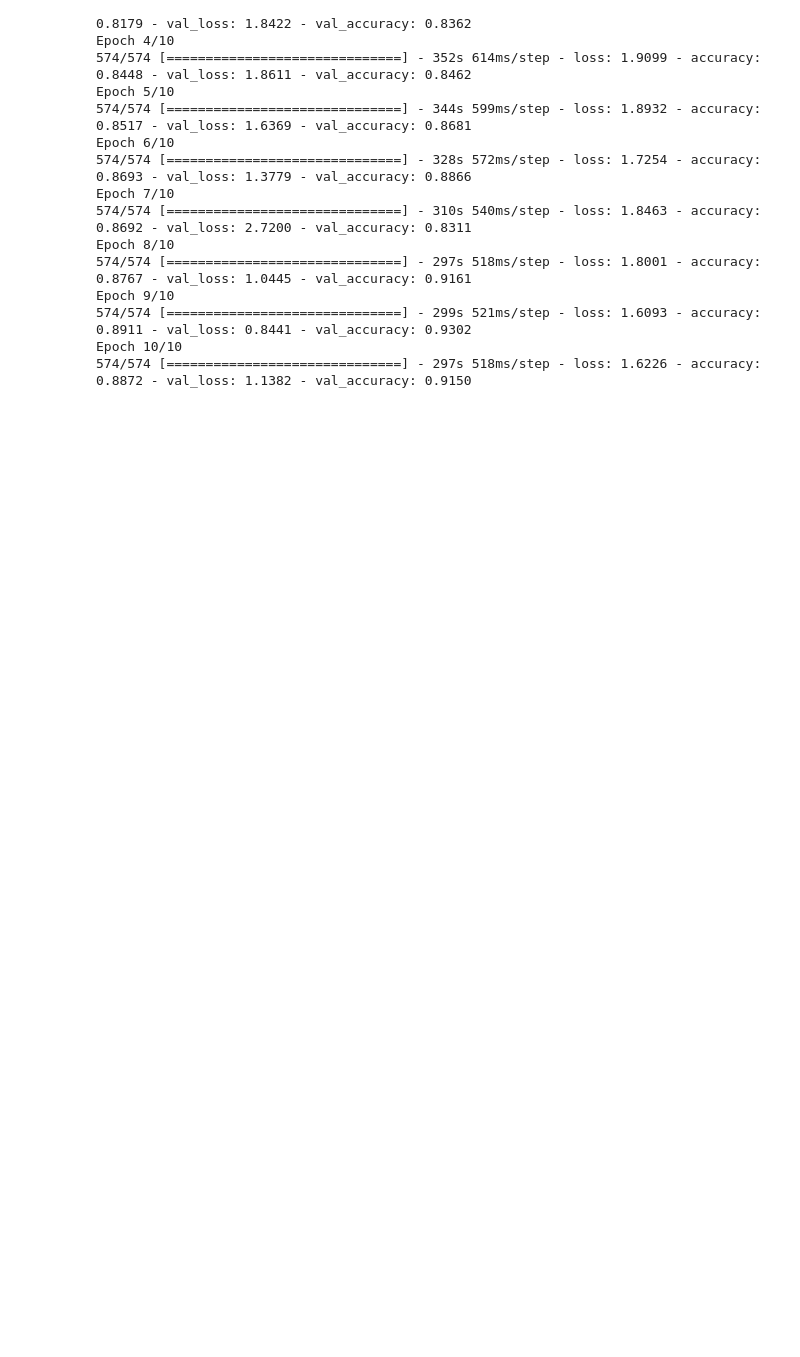
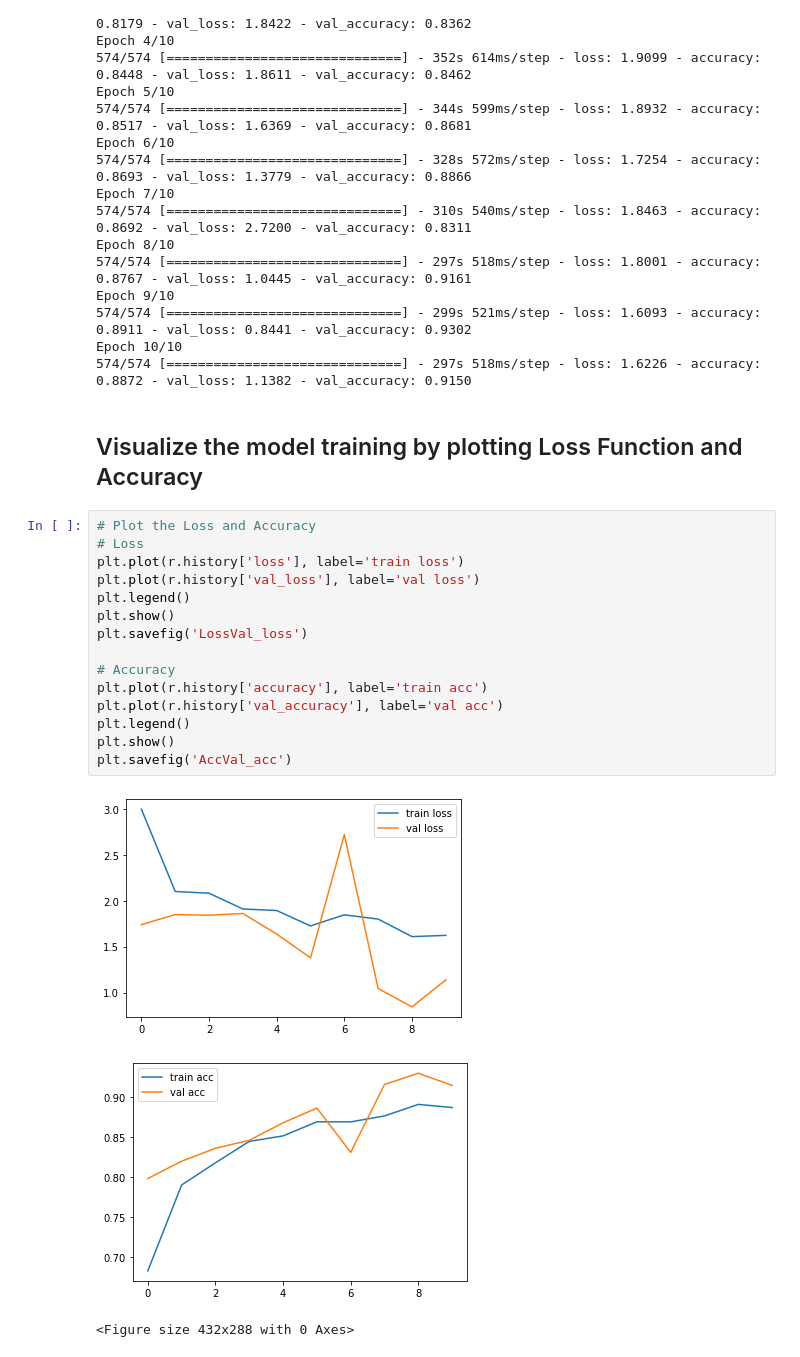
Before and after one commit to NisuraHewage/plantwatch, a Jupyter notebook: epoch-training-inception.ipynb, the cells around one changed output. Drawn from its saved outputs; the diff is of its cells as text; blank space fills up the shorter version.

Commit message:
Output result visualization

```diff
--- a/epoch-training-inception.ipynb
+++ b/epoch-training-inception.ipynb
@@ -154,3 +154,24 @@ Epoch 9/10
 574/574 [==============================] - 299s 521ms/step - loss: 1.6093 - accuracy: 0.8911 - val_loss: 0.8441 - val_accuracy: 0.9302
 Epoch 10/10
 574/574 [==============================] - 297s 518ms/step - loss: 1.6226 - accuracy: 0.8872 - val_loss: 1.1382 - val_accuracy: 0.9150
+# %% [markdown]
+## Visualize the model training by plotting Loss Function and Accuracy
+# %%
+# Plot the Loss and Accuracy
+# Loss
+plt.plot(r.history['loss'], label='train loss')
+plt.plot(r.history['val_loss'], label='val loss')
+plt.legend()
+plt.show()
+plt.savefig('LossVal_loss')
+
+# Accuracy
+plt.plot(r.history['accuracy'], label='train acc')
+plt.plot(r.history['val_accuracy'], label='val acc')
+plt.legend()
+plt.show()
+plt.savefig('AccVal_acc')
+# %% [output]
+[figure, added]
+[figure, added]
+<Figure size 432x288 with 0 Axes>
```
